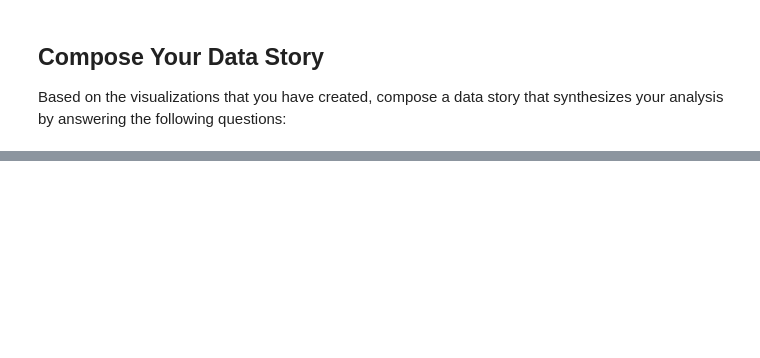
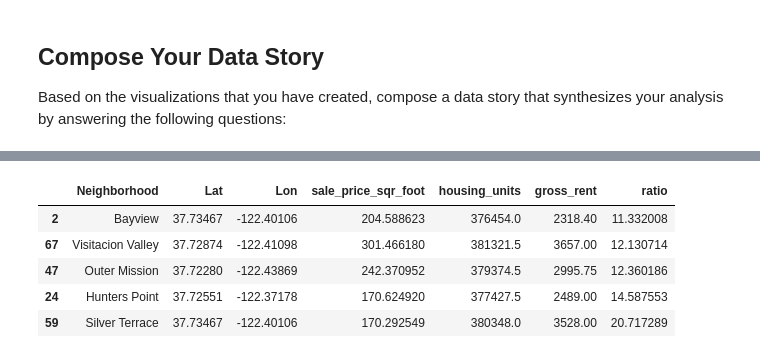
Before and after one commit to joshuacreveling/Module_6_Challenge_Assignment, a Jupyter notebook: san_francisco_housing.ipynb, the cells around one changed output, grey strips where cells are left out. Drawn from its saved outputs; the diff is of its cells as text; code cells hidden in the pictures; blank space fills up the shorter version.

```diff
--- a/san_francisco_housing.ipynb
+++ b/san_francisco_housing.ipynb
@@ -579,0 +600,16 @@ Based on the visualizations that you have created, compose a data story that syn
+# %%
+# Create new df to hold the new ratio "Gross Rent vs. Sale Price Per Square Foot" which can be used to verify our visualization above
+gross_rent_vs_sale_price_df = all_neighborhoods_df
+
+# Calculate the new ratio
+gross_rent_vs_sale_price_df["ratio"] = all_neighborhoods_df["gross_rent"]/all_neighborhoods_df["sale_price_sqr_foot"]
+
+# Display results
+gross_rent_vs_sale_price_df.sort_values("ratio").tail()
+# %% [output]
+|  | Neighborhood | Lat | Lon | sale_price_sqr_foot | housing_units | gross_rent | ratio |
+| 2 | Bayview | 37.73467 | -122.40106 | 204.588623 | 376454.0 | 2318.40 | 11.332008 |
+| 67 | Visitacion Valley | 37.72874 | -122.41098 | 301.466180 | 381321.5 | 3657.00 | 12.130714 |
+| 47 | Outer Mission | 37.72280 | -122.43869 | 242.370952 | 379374.5 | 2995.75 | 12.360186 |
+| 24 | Hunters Point | 37.72551 | -122.37178 | 170.624920 | 377427.5 | 2489.00 | 14.587553 |
+| 59 | Silver Terrace | 37.73467 | -122.40106 | 170.292549 | 380348.0 | 3528.00 | 20.717289 |
```
Also changed, not shown: parts of 12 cells of this notebook, 1 other file.
